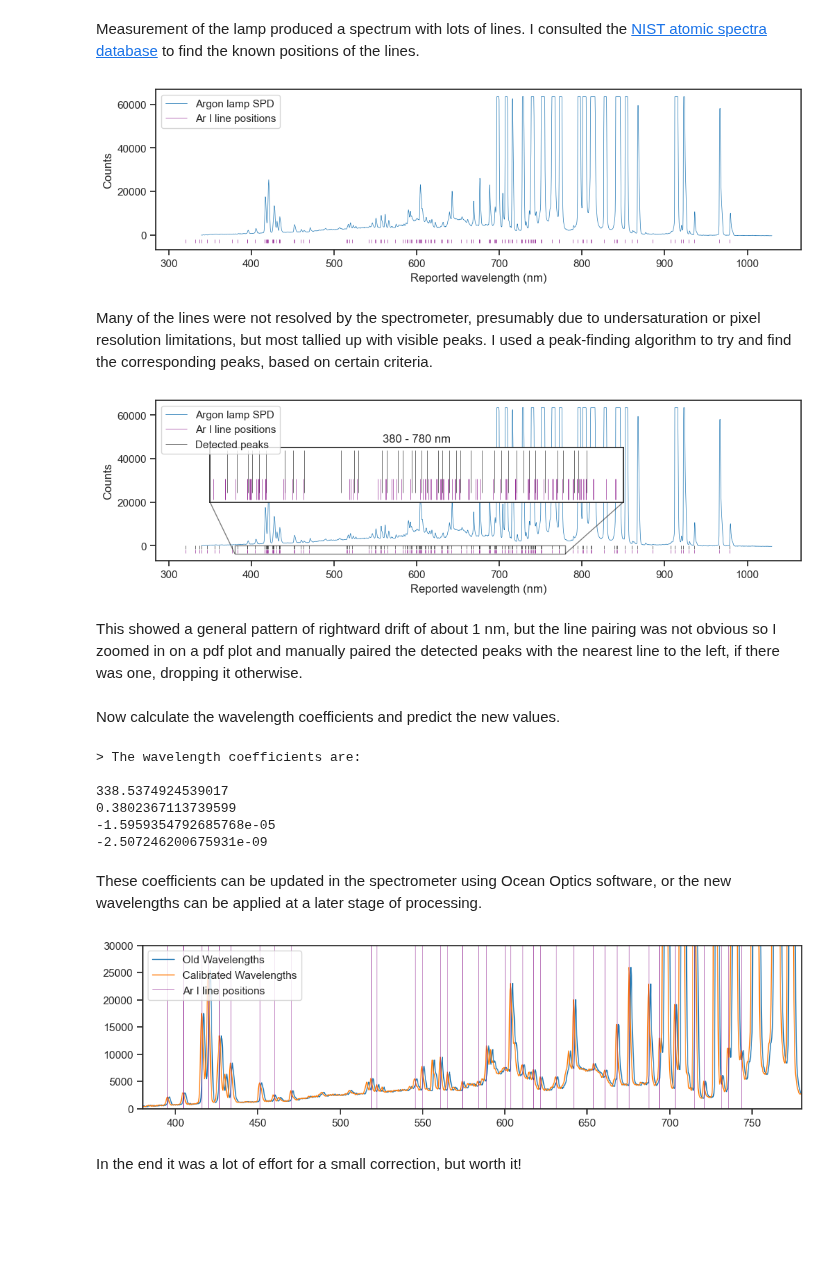
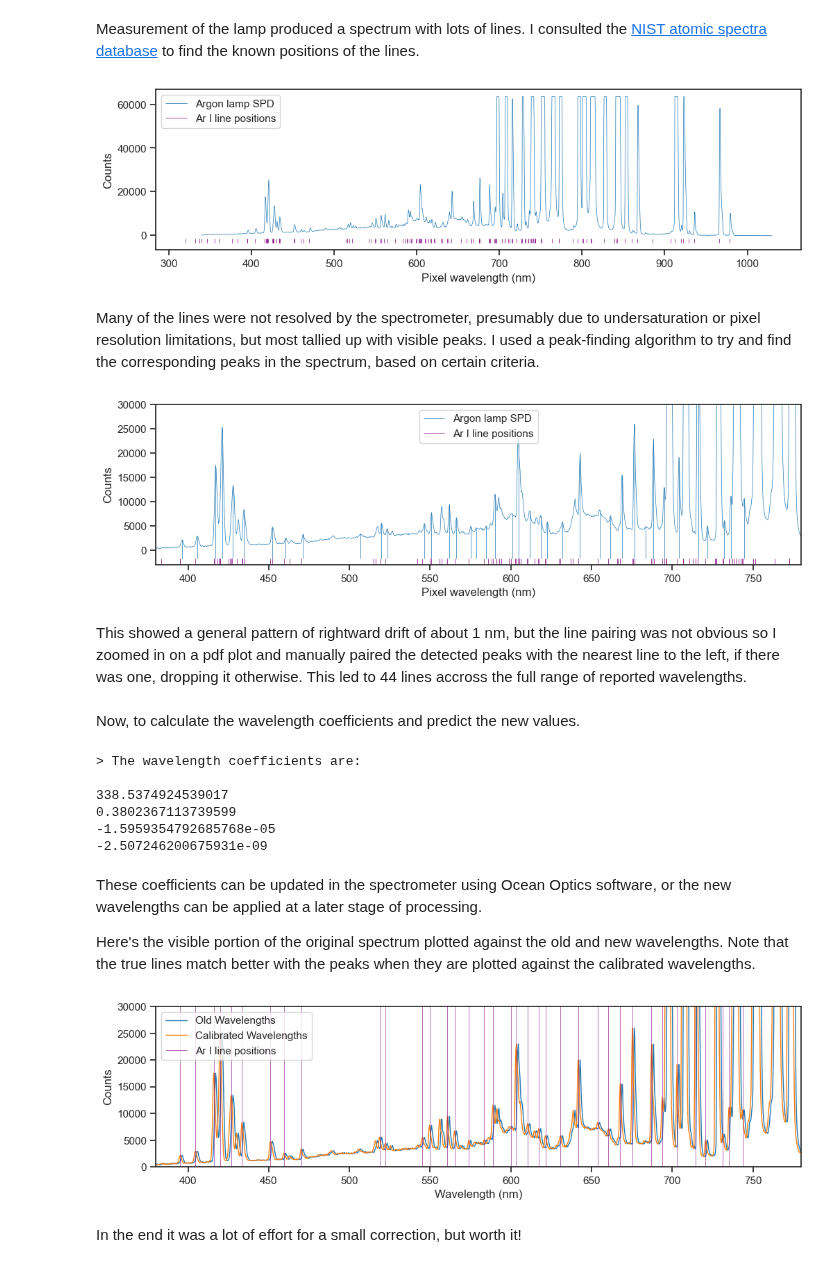
Before and after one commit to PySilentSubstitution/pysilsub, a Jupyter notebook: docs/source/07a_spectrometer_calibration.ipynb, the cells around one changed output. Cells and saved outputs as stored; diff of their text form; code cells hidden in the pictures; blank space fills up the shorter version.

Commit message:
General backup /JTM

```diff
--- a/docs/source/07a_spectrometer_calibration.ipynb
+++ b/docs/source/07a_spectrometer_calibration.ipynb
@@ -95,11 +238,7 @@ Measurement of the lamp produced a spectrum with lots of lines. I consulted the
 # %%
 import numpy as np
 import pandas as pd
-import matplotlib.pyplot as plt
-import seaborn as sns
 
-sns.set_style('ticks')
-sns.set_context('notebook')
 
 # Load sample and spectral lines
 ar_spd = pd.read_csv('../../data/jaz/jaz_Ar_spd.csv', index_col='wl')
@@ -108,37 +247,34 @@ ar_lines = pd.read_csv('../../data/jaz/NIST_Ar_1_lines_300_1000.csv')
 # Plot spd and line positions
 fig, ax = plt.subplots(figsize=(12, 3))
 ar_spd.pwr.plot(ax=ax, lw=.5, label='Argon lamp SPD')
-ax.vlines(ar_lines['wl'], -3500, -2000, color='purple', lw=.4, label='Ar I line positions')
-ax.set_ylabel('Counts')
-ax.set_xlabel('Reported wavelength (nm)')
+ax.vlines(ar_lines['wl'], -3500, -1750, color='purple', lw=.5, label='Ar I line positions')
+ax.set(xlabel='Pixel wavelength (nm)',
+       ylabel='Counts')
 ax.legend();
 # %% [output]
-[figure, old version]
+[figure, new version]
 # %% [markdown]
-Many of the lines were not resolved by the spectrometer, presumably due to undersaturation or pixel resolution limitations, but most tallied up with visible peaks. I used a peak-finding algorithm to try and find the corresponding peaks, based on certain criteria.
+Many of the lines were not resolved by the spectrometer, presumably due to undersaturation or pixel resolution limitations, but most tallied up with visible peaks. I used a peak-finding algorithm to try and find the corresponding peaks in the spectrum, based on certain criteria.
 # %%
 from scipy import signal
 
 # Find peaks
-peak_idxs = signal.find_peaks(ar_spd['pwr'], height=1800, prominence=300, threshold=30, distance=10)[0]
+peak_idxs = signal.find_peaks(
+    ar_spd['pwr'],
+    height=1800,
+    prominence=300,
+    threshold=30,
+    distance=10)[0]
 peaks = ar_spd.loc[ar_spd.pxl.isin(peak_idxs)].reset_index()
-ax.vlines(ar_lines['wl'], -1500, 0, color='black', lw=.4, label='Detected peaks')
-
-# Inset
-axin = ax.inset_axes(bounds=[350,20000,500,25000], transform=ax.transData)
-axin.vlines(peaks['wl'], -3000, 0, color='black', lw=.4, label='Detected peaks')
-axin.vlines(ar_lines['wl'], -3500, -2000, color='purple', lw=.4, label='Ar I line positions')
-axin.set_xlim((380, 780))
-axin.set_xticks([])
-axin.set_yticks([])
-axin.set_title('380 - 780 nm')
-ax.indicate_inset_zoom(axin, edgecolor="black", transform=ax.transData)
+ax.vlines(peaks['wl'], -1750, peaks['pwr'], lw=.5)
+ax.set_xlim((380, 780))
+ax.set_ylim((-3000, 30000))
 ax.legend()
 fig
 # %% [output]
-[figure, old version]
+[figure, new version]
 # %% [markdown]
-This showed a general pattern of rightward drift of about 1 nm, but the line pairing was not obvious so I zoomed in on a pdf plot and manually paired the detected peaks with the nearest line to the left, if there was one, dropping it otherwise.
+This showed a general pattern of rightward drift of about 1 nm, but the line pairing was not obvious so I zoomed in on a pdf plot and manually paired the detected peaks with the nearest line to the left, if there was one, dropping it otherwise. This led to 44 lines accross the full range of reported wavelengths.
 # %%
 
 # True line positions for selected peaks
@@ -158,5 +294,5 @@ drop_px = [448, 648, 947]
 peaks = peaks.loc[~peaks.pxl.isin(drop_px)]
 peaks['true_wl'] = true_wls
 # %% [markdown]
-Now calculate the wavelength coefficients and predict the new values.
+Now, to calculate the wavelength coefficients and predict the new values.
 # %%
@@ -173,17 +310,21 @@ calibrated_wls = np.polyval(poly, ar_spd.pxl)
 -2.507246200675931e-09
 # %% [markdown]
 These coefficients can be updated in the spectrometer using Ocean Optics software, or the new wavelengths can be applied at a later stage of processing.
+
+Here's the visible portion of the original spectrum plotted against the old and new wavelengths. Note that the true lines match better with the peaks when they are plotted against the calibrated wavelengths.
 # %%
 fig, ax = plt.subplots(1, 1, figsize=(12, 3))
 
 ax.plot(ar_spd.index, ar_spd.pwr, lw=1, label='Old Wavelengths')
 ax.plot(calibrated_wls, ar_spd.pwr, lw=1, label='Calibrated Wavelengths')
 ax.vlines(true_wls, 0, 60000, color='purple', lw=.4, label='Ar I line positions')
-ax.set_xlim((380, 780))
-ax.set_ylim((0, 30000))
+ax.set(xlim=(380, 780),
+       ylim=(0, 30000),
+       xlabel='Wavelength (nm)',
+      ylabel='Counts')
 ax.legend(loc='upper left');
 # %% [output]
-[figure, old version]
+[figure, new version]
 # %% [markdown]
 In the end it was a lot of effort for a small correction, but worth it!
 # %% [markdown]
```
Also changed, not shown: parts of 34 cells of this notebook, 58 other files.
